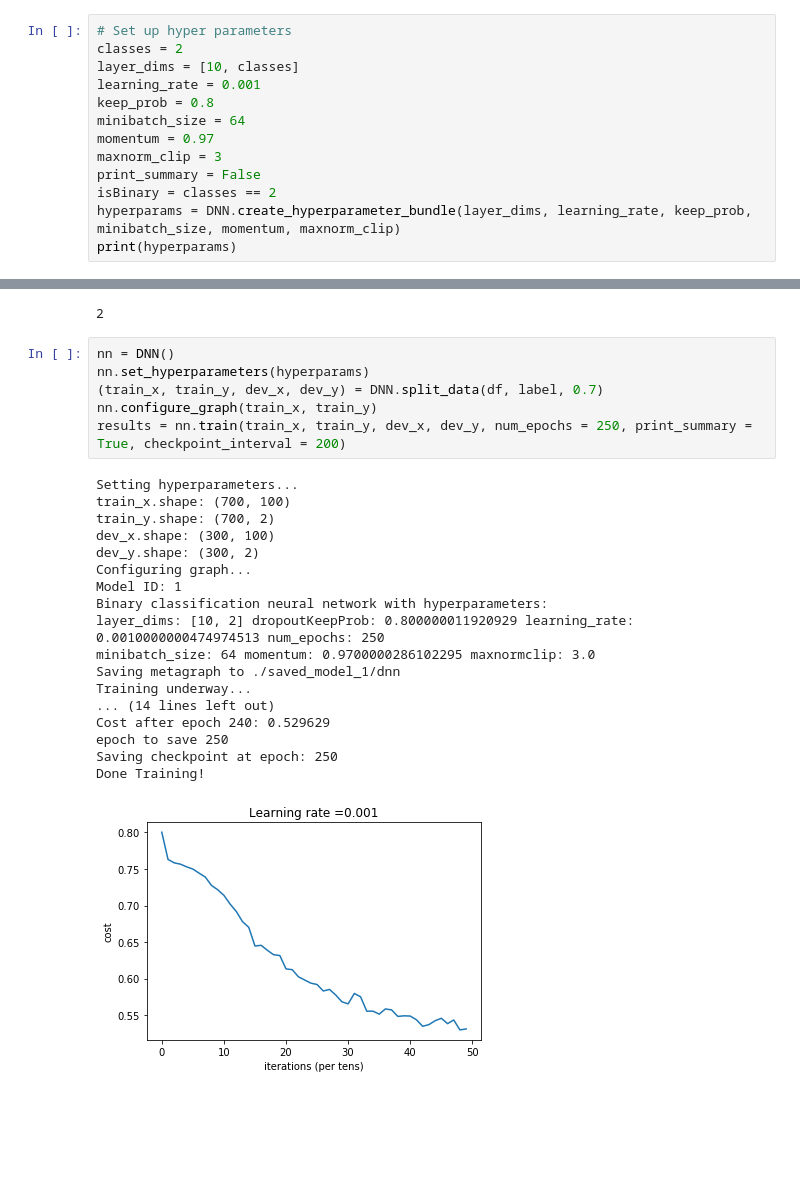
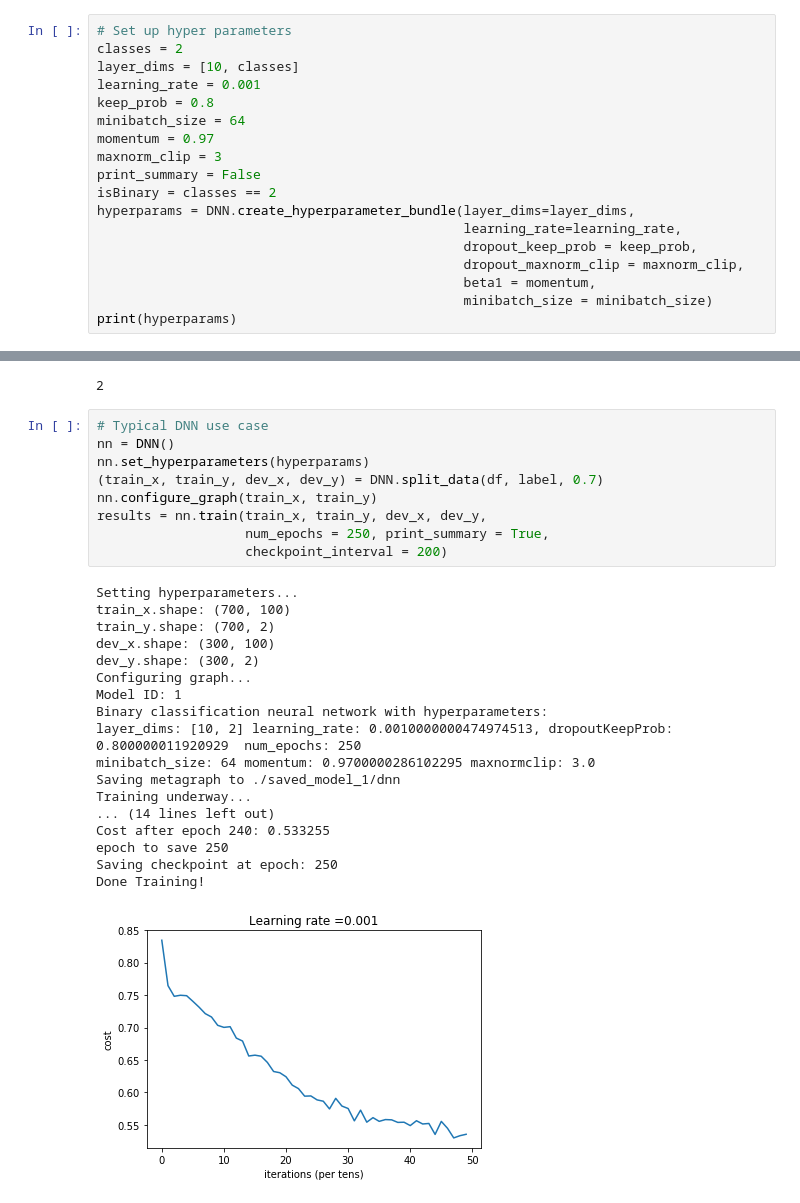
Before and after one commit to StanleyFung/DeepNeuralNet, a Jupyter notebook: example.ipynb, the cells around one changed output, grey strips where cells are left out. Cells and saved outputs as stored; diff of their text form; blank space fills up the shorter version.

```diff
--- a/example.ipynb
+++ b/example.ipynb
@@ -14,6 +14,11 @@ momentum = 0.97
 maxnorm_clip = 3
 print_summary = False
 isBinary = classes == 2
-hyperparams = DNN.create_hyperparameter_bundle(layer_dims, learning_rate, keep_prob, minibatch_size, momentum, maxnorm_clip)
+hyperparams = DNN.create_hyperparameter_bundle(layer_dims=layer_dims,
+                                               learning_rate=learning_rate,
+                                               dropout_keep_prob = keep_prob,
+                                               dropout_maxnorm_clip = maxnorm_clip,
+                                               beta1 = momentum,
+                                               minibatch_size = minibatch_size)
 print(hyperparams)
 # %% [output]
@@ -38,27 +43,30 @@ print(classification)
 # %% [output]
 2
 # %%
+# Typical DNN use case
 nn = DNN()
 nn.set_hyperparameters(hyperparams)
 (train_x, train_y, dev_x, dev_y) = DNN.split_data(df, label, 0.7)
 nn.configure_graph(train_x, train_y)
-results = nn.train(train_x, train_y, dev_x, dev_y, num_epochs = 250, print_summary = True, checkpoint_interval = 200)
+results = nn.train(train_x, train_y, dev_x, dev_y,
+                   num_epochs = 250, print_summary = True,
+                   checkpoint_interval = 200)
 # %% [output]
 Setting hyperparameters...
 train_x.shape: (700, 100)
 train_y.shape: (700, 2)
 dev_x.shape: (300, 100)
 dev_y.shape: (300, 2)
 Configuring graph...
 Model ID: 1
 Binary classification neural network with hyperparameters:
-layer_dims: [10, 2] dropoutKeepProb: 0.800000011920929 learning_rate: 0.0010000000474974513 num_epochs: 250
+layer_dims: [10, 2] learning_rate: 0.0010000000474974513, dropoutKeepProb: 0.800000011920929  num_epochs: 250
 minibatch_size: 64 momentum: 0.9700000286102295 maxnormclip: 3.0
 Saving metagraph to ./saved_model_1/dnn
 Training underway...
 ... (14 lines left out)
-Cost after epoch 240: 0.529629
+Cost after epoch 240: 0.533255
 epoch to save 250
 Saving checkpoint at epoch: 250
 Done Training!
-[figure, old version]
+[figure, new version]
```
Also changed, not shown: parts of 6 cells of this notebook, 2 other files.
